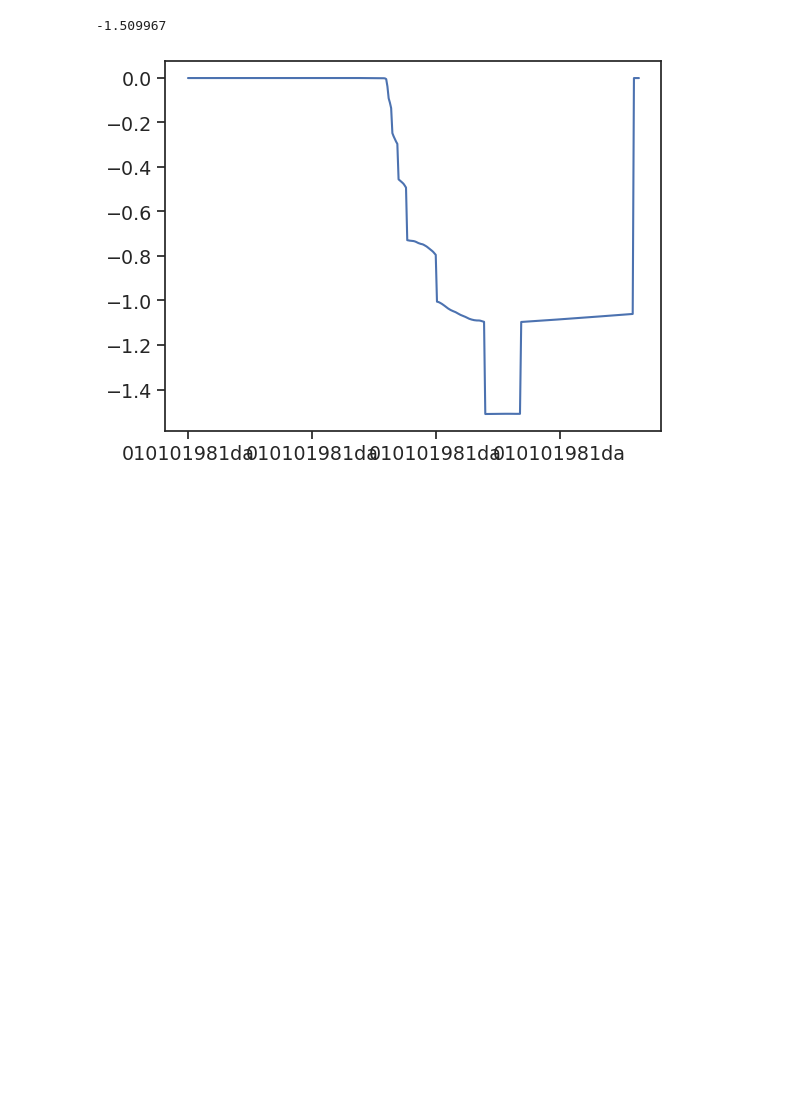
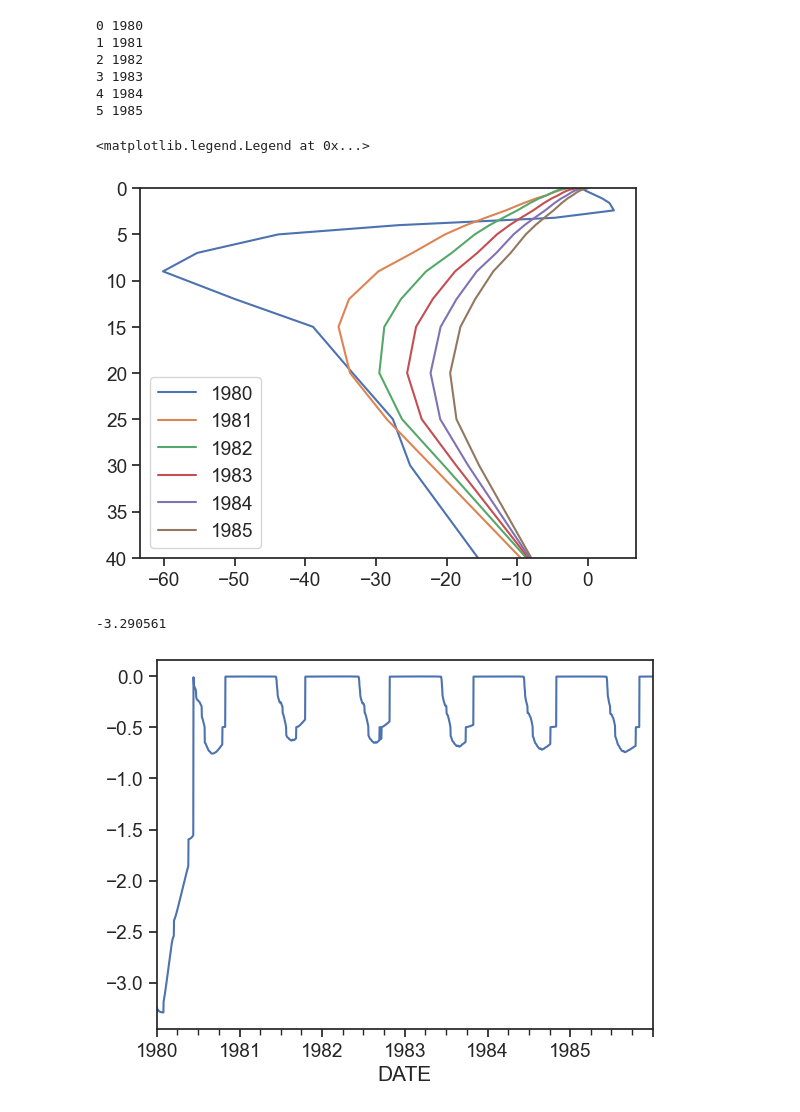
Before and after one commit to wk1984/ECOSYS, a Jupyter notebook: python_scripts/STEP01_check_results.ipynb, the cells around one changed output. Saved outputs shown, nothing was run; the diff lists cells and outputs as text; code cells hidden in the pictures; blank space fills up the shorter version.

```diff
--- a/python_scripts/STEP01_check_results.ipynb
+++ b/python_scripts/STEP01_check_results.ipynb
@@ -18,16 +18,51 @@ warnings.filterwarnings("ignore")
 sns.set(style='ticks', font_scale=1.25)
 # %%
 workdir = '../examples/test/outputs'
+
+Depth = [0.01, 0.05, 0.15, 0.30,0.50,0.80,1.10,1.60,2.40, 3.20, 4.00, 5.00,7.00,9.00, 12.00, 15.00, 20.00, 25.00, 30.00, 40.00]
-# %%
-out_da = pd.read_csv(os.path.join(workdir, '01981da'), delim_whitespace=True)
-out_ds = pd.read_csv(os.path.join(workdir, '01981ds'), delim_whitespace=True)
+# %%
+for i, yr in enumerate([1980, 1981, 1982, 1983, 1984, 1985]):
+
+    dump0 = pd.read_csv(os.path.join(workdir, '01010'+str(yr)+'da'), delim_whitespace=True, index_col = 1, date_format = "%d%m%Y")
+    dump1 = pd.read_csv(os.path.join(workdir, '01010'+str(yr)+'ds'), delim_whitespace=True, index_col = 1, date_format = "%d%m%Y")
+
+    if i ==0 :
+
+        out_da = dump0.copy()
+        out_ds = dump1.copy()
+
+    else:
+
+        out_da = pd.concat([out_da, dump0])
+        out_ds = pd.concat([out_ds, dump1])
+
+    print(i, yr)
+
+    TSOIL0 = dump1[['TEMP_1', 'TEMP_2', 'TEMP_3', 'TEMP_4', 'TEMP_5', 'TEMP_6', 'TEMP_7',
+       'TEMP_8', 'TEMP_9', 'TEMP_10', 'TEMP_11', 'TEMP_12', 'TEMP_13',
+       'TEMP_14', 'TEMP_15', 'TEMP_16', 'TEMP_17', 'TEMP_18', 'TEMP_19',
+       'TEMP_20']].values
+
+    plt.plot(TSOIL0[0:, ].mean(axis=0), Depth, label = str(yr))
+
+plt.ylim([40, 0])
+plt.legend()
+# %% [output]
+0 1980
+1 1981
+2 1982
+3 1983
+4 1984
+5 1985
+<matplotlib.legend.Legend at 0x...>
+[figure, added]
 # %%
 out_da['ACTV_LYR'][out_da['ACTV_LYR']<-8888] = np.nan
 out_da['ACTV_LYR'].plot()
 out_da['ACTV_LYR'].min()
 # %% [output]
--1.509967
+-3.290561
-[figure, old version]
+[figure, new version]
 # %%
 out_da['SNOWPACK'].plot()
 # %% [output]
```
Also changed, not shown: parts of 6 cells of this notebook.
